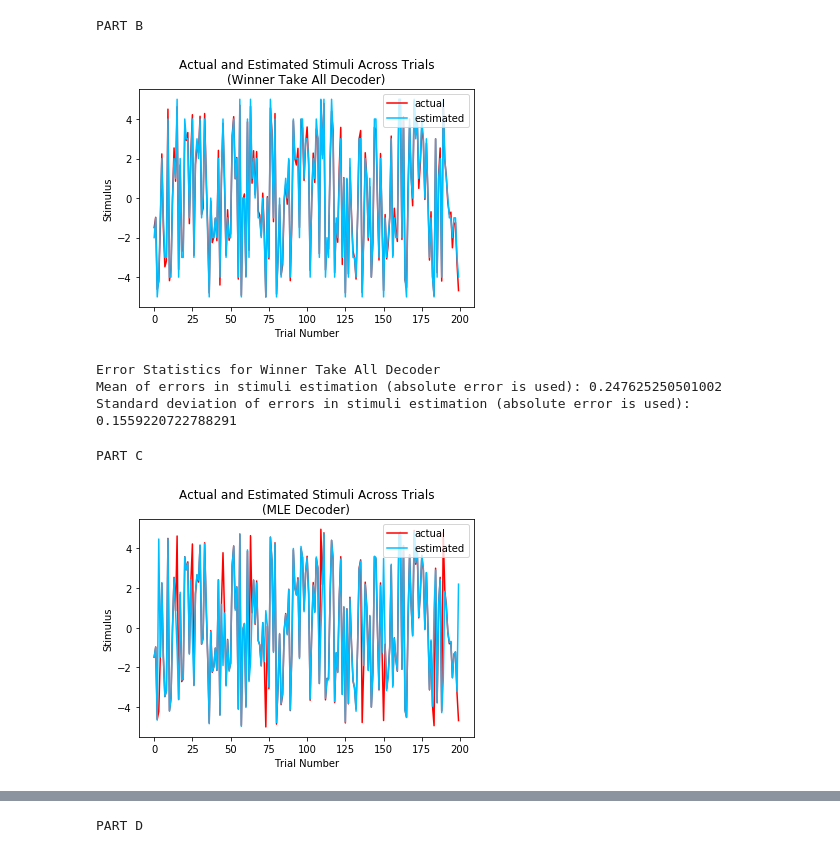
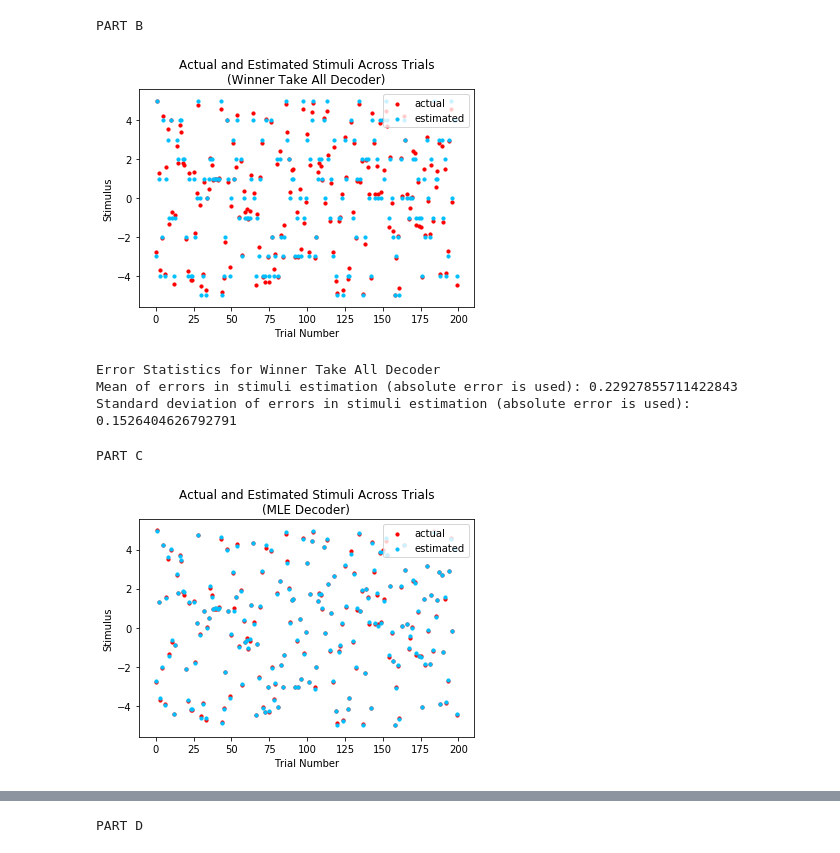
Before and after one commit to efeacer/Bilkent_EEE482_Assignments, a Jupyter notebook: Homework4_EA/Question3.ipynb, the cells around one changed output, grey strips where cells are left out. Cells and saved outputs as stored; diff of their text form; code cells hidden in the pictures.

```diff
--- a/Homework4_EA/Question3.ipynb
+++ b/Homework4_EA/Question3.ipynb
@@ -72,7 +71,7 @@ print('PART B')
 PART B
 # %%
 NUM_TRIALS = 200
-STIMULUS_INTENSITIES = np.linspace(-5, 5, 500)
+STIMULI_RANGE = np.linspace(-5, 5, 500)
 # %%
 def winner_take_all_decoder(preferred_stimuli, response):
     """
@@ -89,13 +88,13 @@ def winner_take_all_decoder(preferred_stimuli, response):
     stimulus = preferred_stimuli[highest_idx]
     return stimulus
 # %%
-np.random.seed(7) # for reproducibility
+np.random.seed(17) # for reproducibility
 responses = []
 stimuli = []
 estimated_stimuli_WTA = []
 errors_WTA = []
 for i in range(NUM_TRIALS):
-    stimulus = np.random.choice(STIMULUS_INTENSITIES)
+    stimulus = np.random.choice(STIMULI_RANGE)
     response = tuning_curve(stimulus, A, MU_VALS, SIGMA)
     noise = np.random.normal(0, SIGMA / 20, NUM_NEURONS)
     response += noise
@@ -108,15 +107,15 @@ for i in range(NUM_TRIALS):
 # %%
 plt.figure(figure_num)
 figure_num += 1
-plt.plot(stimuli, color='r')
-plt.plot(estimated_stimuli_WTA, color='deepskyblue')
+plt.scatter(np.arange(NUM_TRIALS), stimuli, color='r', s=10)
+plt.scatter(np.arange(NUM_TRIALS), estimated_stimuli_WTA, color='deepskyblue', s=10)
 plt.xlabel('Trial Number')
 plt.ylabel('Stimulus')
 plt.title('Actual and Estimated Stimuli Across Trials\n(Winner Take All Decoder)')
 plt.legend(['actual', 'estimated'], loc='upper right')
 plt.show(block=False)
 # %% [output]
-[figure, old version]
+[figure, new version]
 # %%
 mean_error_WTA = np.mean(errors_WTA)
 std_error_WTA = np.std(errors_WTA)
@@ -125,8 +124,8 @@ print('Mean of errors in stimuli estimation (absolute error is used):', mean_err
 print('Standard deviation of errors in stimuli estimation (absolute error is used):', std_error_WTA)
 # %% [output]
 Error Statistics for Winner Take All Decoder
-Mean of errors in stimuli estimation (absolute error is used): 0.247625250501002
-Standard deviation of errors in stimuli estimation (absolute error is used): 0.1559220722788291
+Mean of errors in stimuli estimation (absolute error is used): 0.22927855711422843
+Standard deviation of errors in stimuli estimation (absolute error is used): 0.1526404626792791
 # %%
 # PART C
 print('PART C')
@@ -180,15 +182,15 @@ for response, stimulus in zip(responses, stimuli):
 # %%
 plt.figure(figure_num)
 figure_num += 1
-plt.plot(stimuli, color='r')
-plt.plot(estimated_stimuli_MLE, color='deepskyblue')
+plt.scatter(np.arange(NUM_TRIALS), stimuli, color='r', s=10)
+plt.scatter(np.arange(NUM_TRIALS), estimated_stimuli_MLE, color='deepskyblue', s=10)
 plt.xlabel('Trial Number')
 plt.ylabel('Stimulus')
 plt.title('Actual and Estimated Stimuli Across Trials\n(MLE Decoder)')
 plt.legend(['actual', 'estimated'], loc='upper right')
 plt.show(block=False)
 # %% [output]
-[figure, old version]
+[figure, new version]
 # %%
 mean_error_MLE = np.mean(errors_MLE)
 std_error_MLE = np.std(errors_MLE)
```
Also changed, not shown: parts of 13 cells of this notebook, 5 other files.
